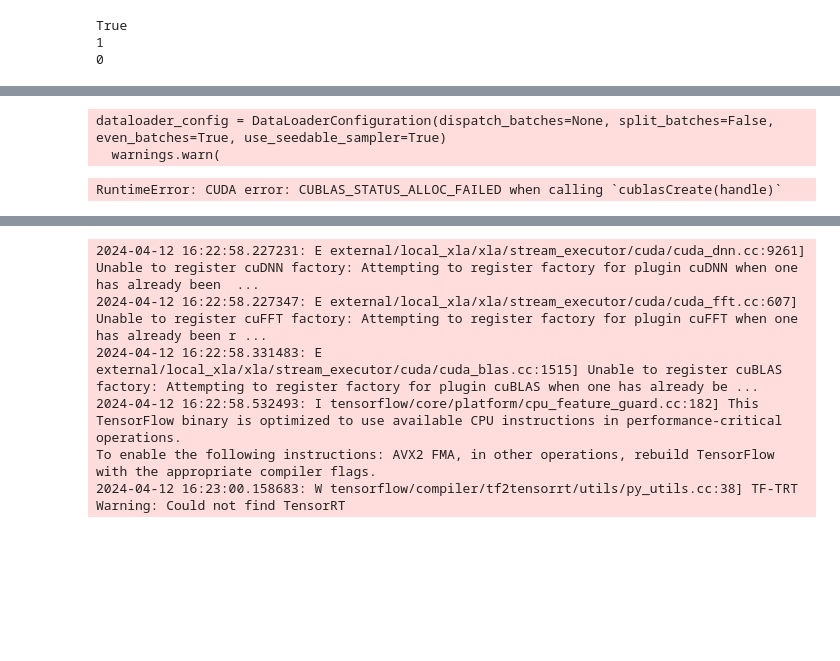
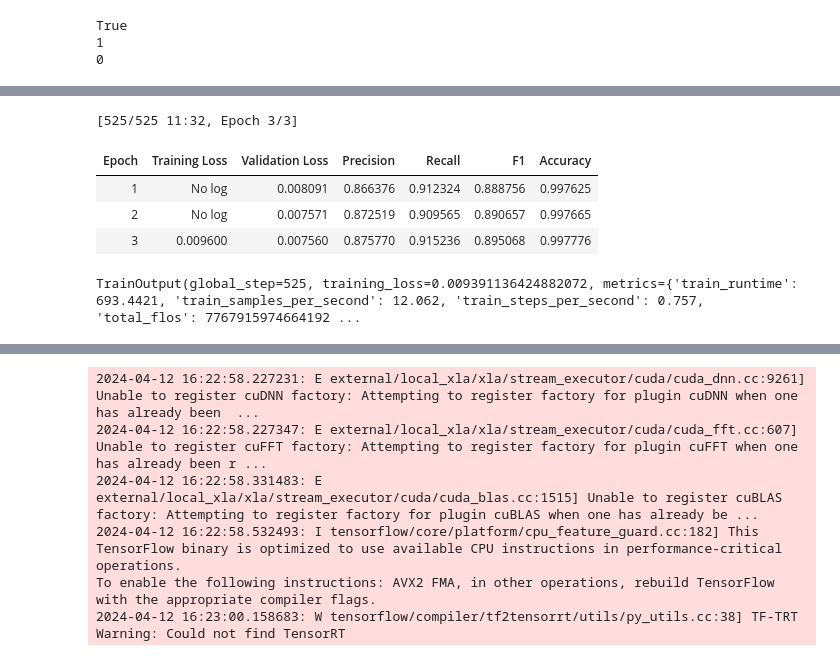
Before and after one commit to Braun-Alex/named-entity-recognition, a Jupyter notebook: lstm-classifier.ipynb, the cells around one changed output, grey strips where cells are left out. Drawn from its saved outputs; the diff is of its cells as text; code cells hidden in the pictures; blank space fills up the shorter version.

```diff
--- a/lstm-classifier.ipynb
+++ b/lstm-classifier.ipynb
@@ -392,9 +434,9 @@ label_list = ["O", "central_city", "geo_address", "geo_building", "geo_city",
 label_dictionary = {label: i for i, label in enumerate(label_list)}
 # %%
 def tokenize_and_align_labels(dataset):
-    texts = [" ".join([word for word, label in text]) for text in dataset]
+    texts = [[word for word, label in text] for text in dataset]
     tokenized_inputs = tokenizer(texts, padding=True, truncation=True,
-                                 is_split_into_words=False, return_tensors="pt")
+                                 is_split_into_words=True, return_tensors="pt")
 
     encoded_labels = []
     for i, text in enumerate(dataset):
@@ -403,11 +445,11 @@ def tokenize_and_align_labels(dataset):
         previous_word_idx = None
         for word_idx in word_ids:
             if word_idx is None:
-                label_ids.append(0)
+                label_ids.append(label_dictionary["O"])
             elif word_idx != previous_word_idx:
                 label_ids.append(label_dictionary[text[word_idx][1]])
             else:
-                label_ids.append(0)
+                label_ids.append(label_dictionary["O"])
             previous_word_idx = word_idx
         encoded_labels.append(label_ids)
 
@@ -430,18 +487,22 @@ Dataset({
 # %%
+import numpy as np
+from datasets import load_metric
 from transformers import DataCollatorForTokenClassification
 
 data_collator = DataCollatorForTokenClassification(tokenizer)
+
+metric = load_metric("seqeval")
 
 def compute_metrics(p):
     predictions, labels = p
     predictions = np.argmax(predictions, axis=2)
 
     true_predictions = [
-        [label_list[p] for (p, l) in zip(prediction, label) if l != 0]
+        [label_list[p] for (p, l) in zip(prediction, label)]
         for prediction, label in zip(predictions, labels)
     ]
     true_labels = [
-        [label_list[l] for (p, l) in zip(prediction, label) if l != 0]
+        [label_list[l] for (p, l) in zip(prediction, label)]
         for prediction, label in zip(predictions, labels)
     ]
 
@@ -466,31 +520,34 @@ To enable the following instructions: AVX2 FMA, in other operations, rebuild Ten
 # %%
 from transformers import TrainingArguments, Trainer
 
 training_args = TrainingArguments(
     "ner",
     evaluation_strategy="epoch",
     learning_rate=1e-5,
-    per_device_train_batch_size=1,
-    per_device_eval_batch_size=1,
-    num_train_epochs=20,
+    per_device_train_batch_size=16,
+    per_device_eval_batch_size=16,
+    num_train_epochs=3,
     weight_decay=0.01,
     save_strategy='no',
     report_to='none'
 )
 
 trainer = Trainer(
     model=model,
     args=training_args,
     train_dataset=transformed_train_dataset,
     eval_dataset=transformed_test_dataset,
     data_collator=data_collator,
     tokenizer=tokenizer,
     compute_metrics=compute_metrics
 )
 
 trainer.train()
 # %% [output]
-dataloader_config = DataLoaderConfiguration(dispatch_batches=None, split_batches=False, even_batches=True, use_seedable_sampler=True)
-  warnings.warn(
+[525/525 11:32, Epoch 3/3]
+| Epoch | Training Loss | Validation Loss | Precision | Recall | F1 | Accuracy |
+| 1 | No log | 0.008091 | 0.866376 | 0.912324 | 0.888756 | 0.997625 |
+| 2 | No log | 0.007571 | 0.872519 | 0.909565 | 0.890657 | 0.997665 |
+| 3 | 0.009600 | 0.007560 | 0.875770 | 0.915236 | 0.895068 | 0.997776 |
-RuntimeError: CUDA error: CUBLAS_STATUS_ALLOC_FAILED when calling `cublasCreate(handle)`
+TrainOutput(global_step=525, training_loss=0.009391136424882072, metrics={'train_runtime': 693.4421, 'train_samples_per_second': 12.062, 'train_steps_per_second': 0.757, 'total_flos': 7767915974664192 ...
 # %%
```
Also changed, not shown: parts of 17 cells of this notebook, 1 other file.
